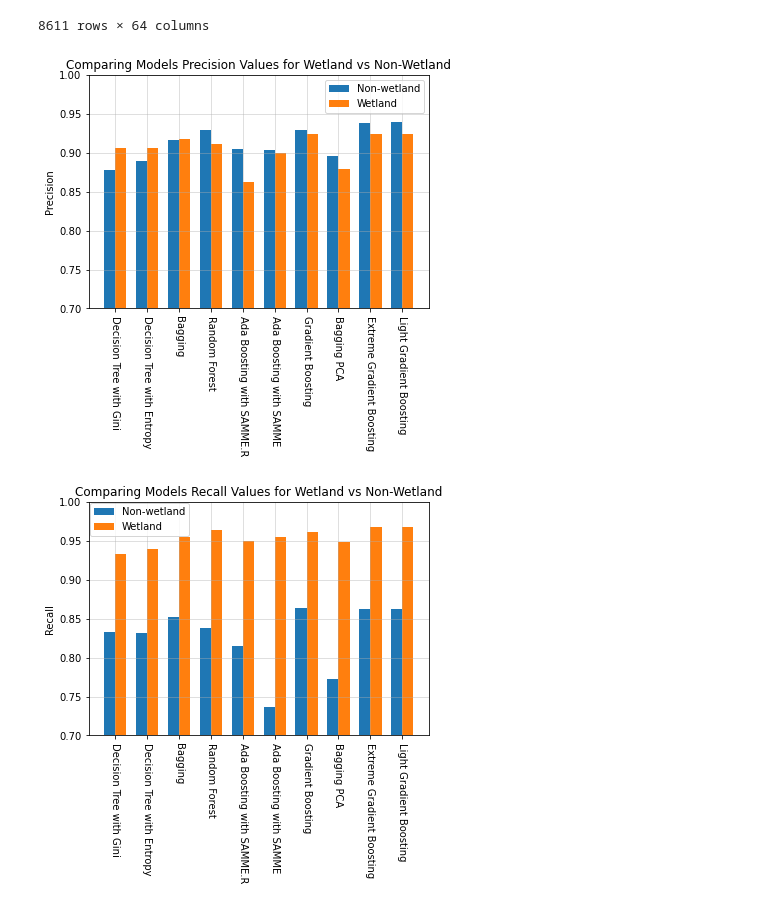
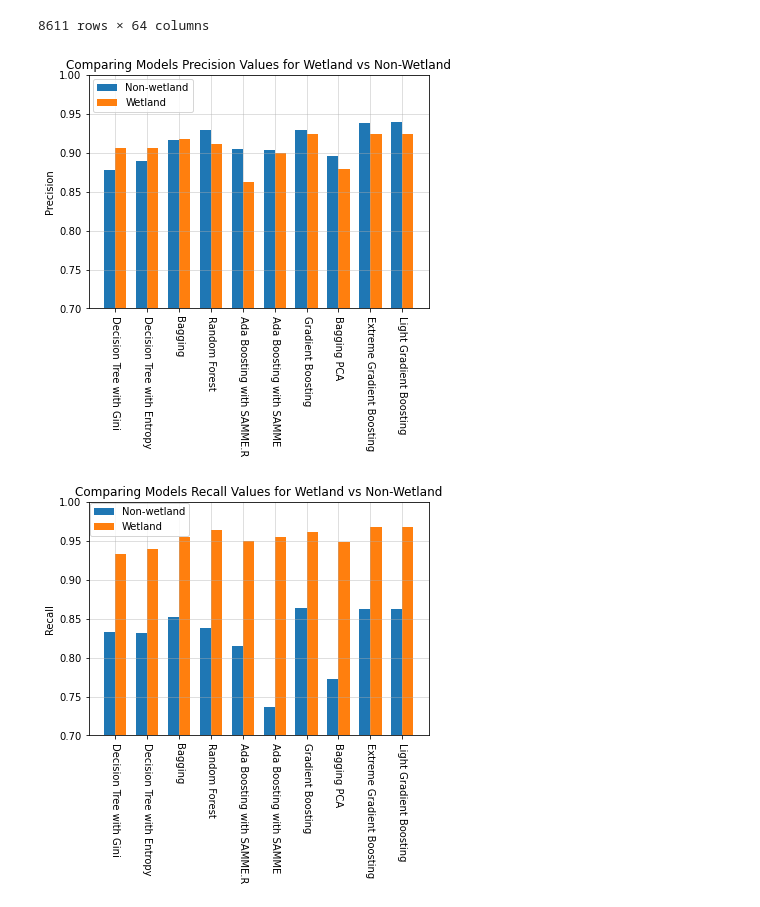
Before and after one commit to michael-suggs/earth-science-svsm, a Jupyter notebook: WetlandPrecisionRecallComparison.ipynb, the cells around one changed output. Saved outputs shown, nothing was run; the diff lists cells and outputs as text; code cells hidden in the pictures.

```diff
--- a/WetlandPrecisionRecallComparison.ipynb
+++ b/WetlandPrecisionRecallComparison.ipynb
@@ -24,30 +24,30 @@ dfes
 # %%
 labels = ['Decision Tree with Gini', 'Decision Tree with Entropy', 'Bagging', 'Random Forest', 'Ada Boosting with SAMME.R', 'Ada Boosting with SAMME', 'Gradient Boosting', 'Bagging PCA', 'Extreme Gradient Boosting', 'Light Gradient Boosting']
 nonwetlands = [.8782, .8889, .9169, .9294, .9050, .9031, .9289, .8953, .9381, .9394]
 wetlands = [.9064, .9068, .9184, .9116, 0.8629, .8994, .9247, .8788, .9246, .9244]
 
 x = np.arange(len(labels))
 width = 0.35
 
 fig, ax = plt.subplots()
 rects1 = ax.bar(x - width/2, nonwetlands, width, label='Non-wetland')
 rects2 = ax.bar(x + width/2, wetlands, width, label='Wetland')
 
 ax.set_ylabel('Precision')
 ax.set_title('Comparing Models Precision Values for Wetland vs Non-Wetland')
 ax.set_xticks(x)
 ax.set_xticklabels(labels)
-ax.legend()
+ax.legend(bbox_to_anchor=(.11,.91), loc="upper left",  bbox_transform=fig.transFigure)
 
 fig.tight_layout()
 
 ax.set_ylim([.70, 1])
 plt.setp(ax.xaxis.get_majorticklabels(), rotation=270)
 plt.grid(True, alpha=.5)
 
 plt.show()
 # %% [output]
-[figure, old version]
+[figure, new version]
 # %%
 labels = ['Decision Tree with Gini', 'Decision Tree with Entropy', 'Bagging', 'Random Forest', 'Ada Boosting with SAMME.R', 'Ada Boosting with SAMME', 'Gradient Boosting', 'Bagging PCA', 'Extreme Gradient Boosting', 'Light Gradient Boosting']
 nonwetlands = [.8324, .8321, .8524, .8375, .8152, .7360, .8639, .7726, .8629, .8623]
```
Also changed, not shown: parts of 1 cell of this notebook.
